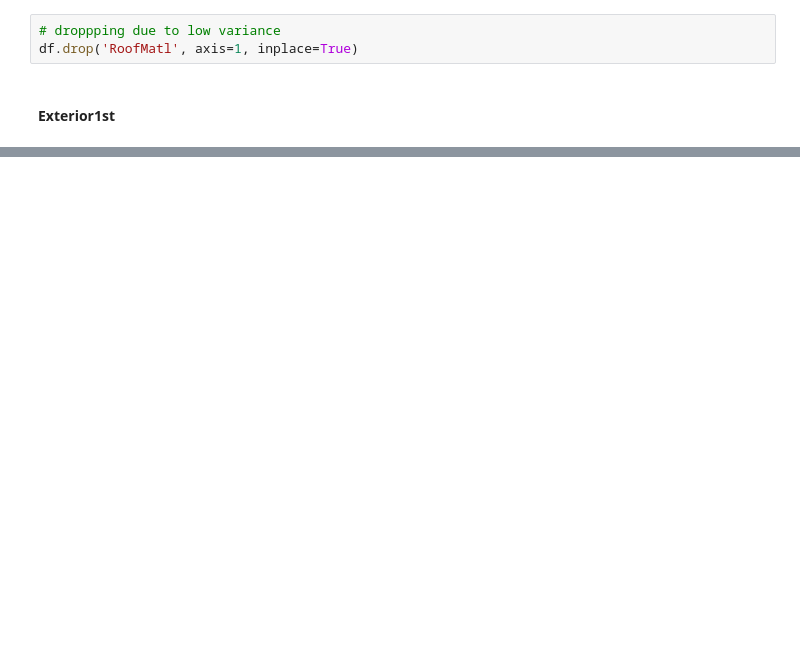
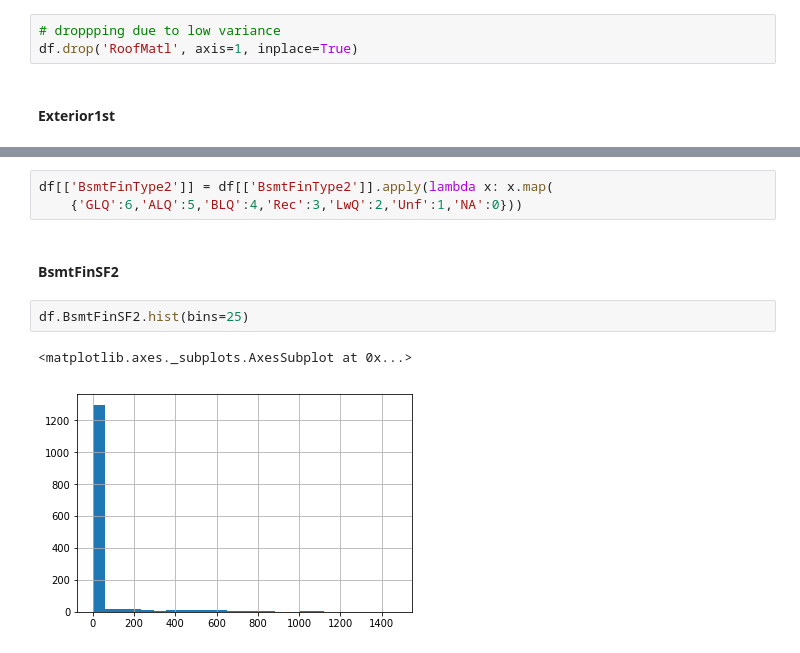
Before and after one commit to patwadeepak/advanced_regression_assignment, a Jupyter notebook: code.ipynb, the cells around one changed output, grey strips where cells are left out. Cells and saved outputs as stored; diff of their text form; blank space fills up the shorter version.

```diff
--- a/code.ipynb
+++ b/code.ipynb
@@ -602,0 +676,10 @@ df.groupby(by='Exterior1st')['Exterior1st','SalePrice'].median().val
+# %%
+df[['BsmtFinType2']] = df[['BsmtFinType2']].apply(lambda x: x.map(
+    {'GLQ':6,'ALQ':5,'BLQ':4,'Rec':3,'LwQ':2,'Unf':1,'NA':0}))
+# %% [markdown]
+#### BsmtFinSF2
+# %%
+df.BsmtFinSF2.hist(bins=25)
+# %% [output]
+<matplotlib.axes._subplots.AxesSubplot at 0x...>
+[figure, added]
```
Also changed, not shown: parts of 153 cells of this notebook.
